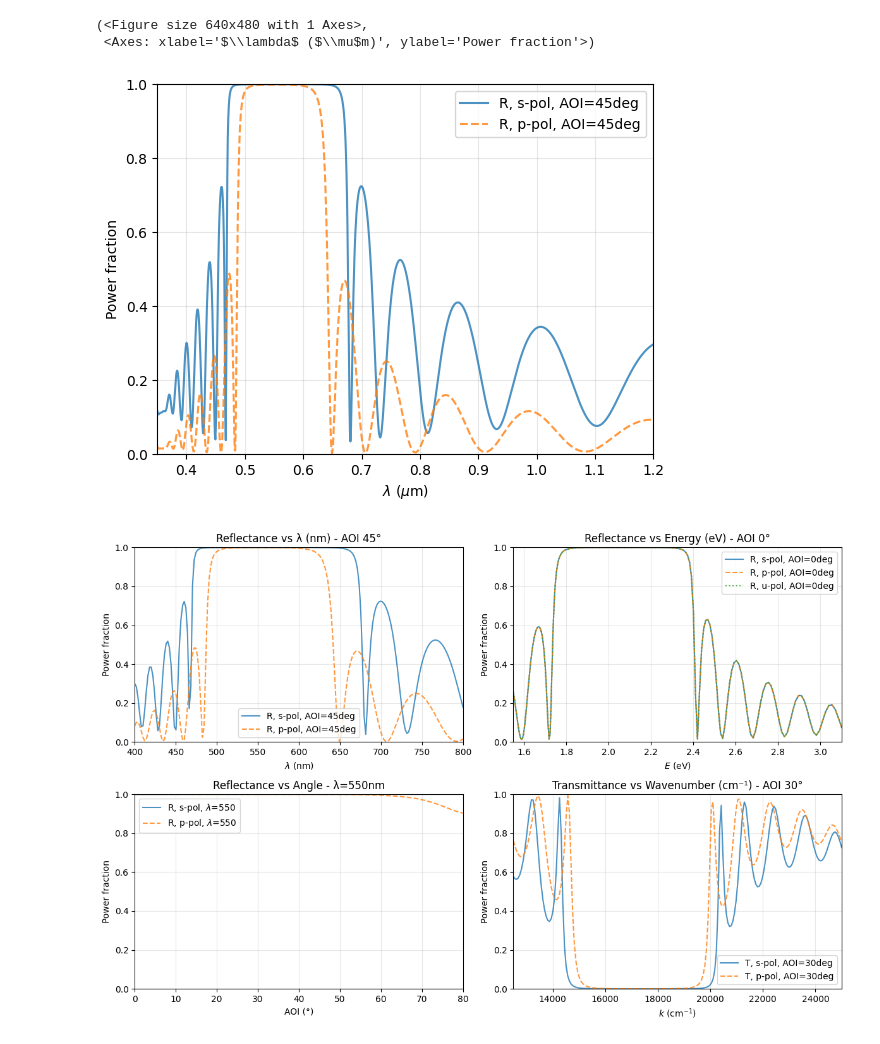
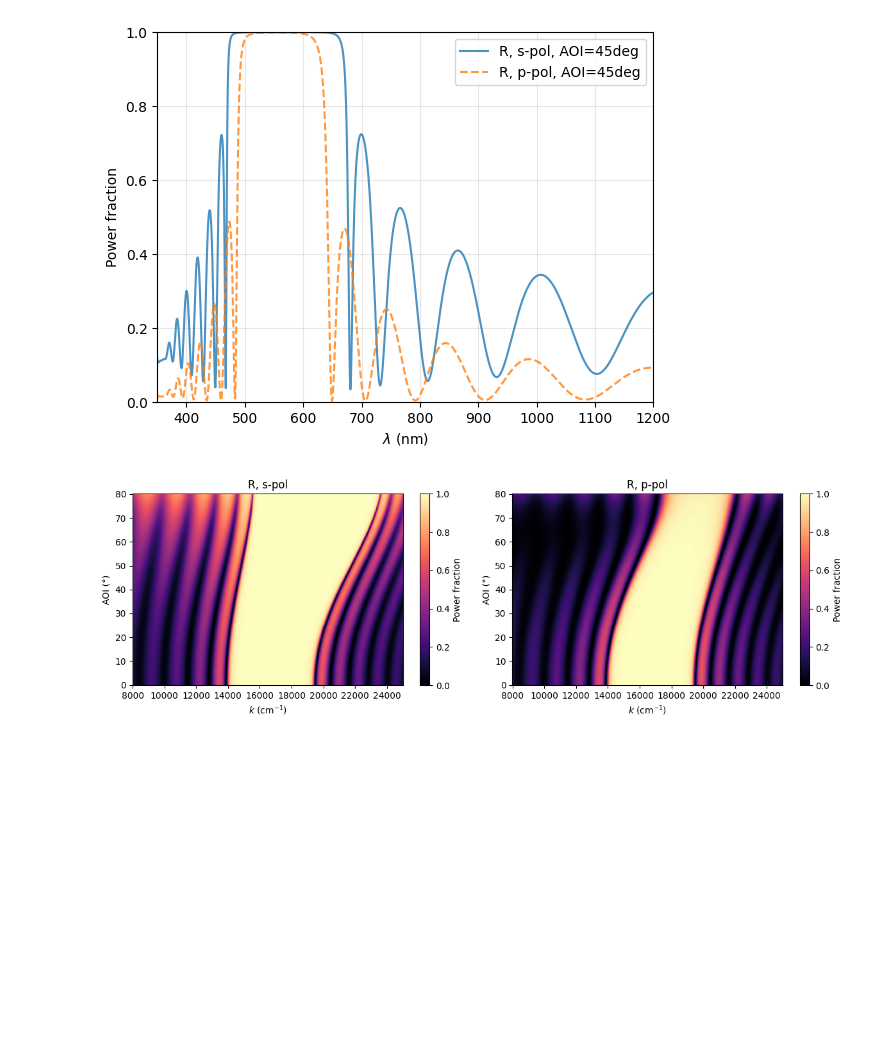
Before and after one commit to lordpositron/optiland, a Jupyter notebook: docs/gallery/thin_film/stack.ipynb, the cells around one changed output. Saved outputs shown, nothing was run; the diff lists cells and outputs as text; code cells hidden in the pictures; blank space fills up the shorter version.

Commit message:
#246 Update examples and minor fix to add cmap argument to mapping analysis

```diff
--- a/docs/gallery/thin_film/stack.ipynb
+++ b/docs/gallery/thin_film/stack.ipynb
@@ -79,47 +26,20 @@ for _ in range(10):
+# %%
+analyzer = SpectralAnalyzer(stack=stack)
+wl = be.linspace(350, 1200, 1000) # Wavelength range in nm
+fig, ax = analyzer.wavelength_view(wl,
+                                   wavelength_unit='nm',
+                                   aoi=45, to_plot=["R"],
+                                   polarization=["s", "p"])
+# %% [output]
+[figure, added]
 # %%
-wl = be.linspace(0.35, 1.2, 1000)
-angles = be.linspace(0, 80, 200)
-analyzer = SpectralAnalyzer(stack=stack)
-
-# Exemple avec plusieurs polarisations en même temps
-analyzer.wavelength_view(wl, wavelength_unit='um', aoi=45, to_plot=["R"], polarization=["s", "p"])
+wl = be.linspace(8000, 25000, 1000) # approximatly 0.4 to 1.25 um in wavenumber
+angles = be.linspace(0, 80, 300)
+fig, ax = analyzer.map_view(wavelength_values=wl,
+                            wavelength_unit='wavenumber',
+                            aoi_values=angles, aoi_unit="deg",
+                            to_plot=["R"],
+                            polarization=["s", "p"],
+                            colormap="magma")
 # %% [output]
-(<Figure size 640x480 with 1 Axes>,
- <Axes: xlabel='$\\lambda$ ($\\mu$m)', ylabel='Power fraction'>)
-[figure, old version]
+[figure, new version]
-# %%
-# Example visualization with multiple polarizations and units
-import matplotlib.pyplot as plt
-
-# Create figure with multiple subplots
-fig, axes = plt.subplots(2, 2, figsize=(12, 8))
-
-# 1. Reflectance vs wavelength (nm) with s and p polarizations
-wl_nm = be.linspace(400, 800, 200)
-analyzer.wavelength_view(wl_nm, wavelength_unit='nm', aoi=45,
-                        polarization=["s", "p"], to_plot="R", ax=axes[0,0])
-axes[0,0].set_title("Reflectance vs λ (nm) - AOI 45°")
-
-# 2. Reflectance vs energy (eV) with all polarizations
-wl_um = be.linspace(0.4, 0.8, 200)
-energies_ev = (4.136e-15 * 2.998e8) / (wl_um * 1e-6)  # Conversion to eV
-analyzer.wavelength_view(energies_ev, wavelength_unit='energy', aoi=0,
-                        polarization=["s", "p", "u"], to_plot="R", ax=axes[0,1])
-axes[0,1].set_title("Reflectance vs Energy (eV) - AOI 0°")
-
-# 3. Reflectance vs angle of incidence with s and p polarizations
-angles = be.linspace(0, 80, 100)
-analyzer.angular_view(angles, wavelength=550, wavelength_unit='nm',
-                     polarization=["s", "p"], to_plot="R", ax=axes[1,0])
-axes[1,0].set_title("Reflectance vs Angle - λ=550nm")
-
-# 4. Transmittance vs wavenumber (cm⁻¹) with s and p polarizations
-wavenumbers = be.linspace(12500, 25000, 200)  # 400-800 nm in cm⁻¹
-analyzer.wavelength_view(wavenumbers, wavelength_unit='wavenumber', aoi=30,
-                        polarization=["s", "p"], to_plot="T", ax=axes[1,1])
-axes[1,1].set_title("Transmittance vs Wavenumber (cm⁻¹) - AOI 30°")
-
-plt.tight_layout()
-plt.show()
-# %% [output]
-[figure, removed]
```
Also changed, not shown: parts of 28 cells of this notebook, 2 other files.
